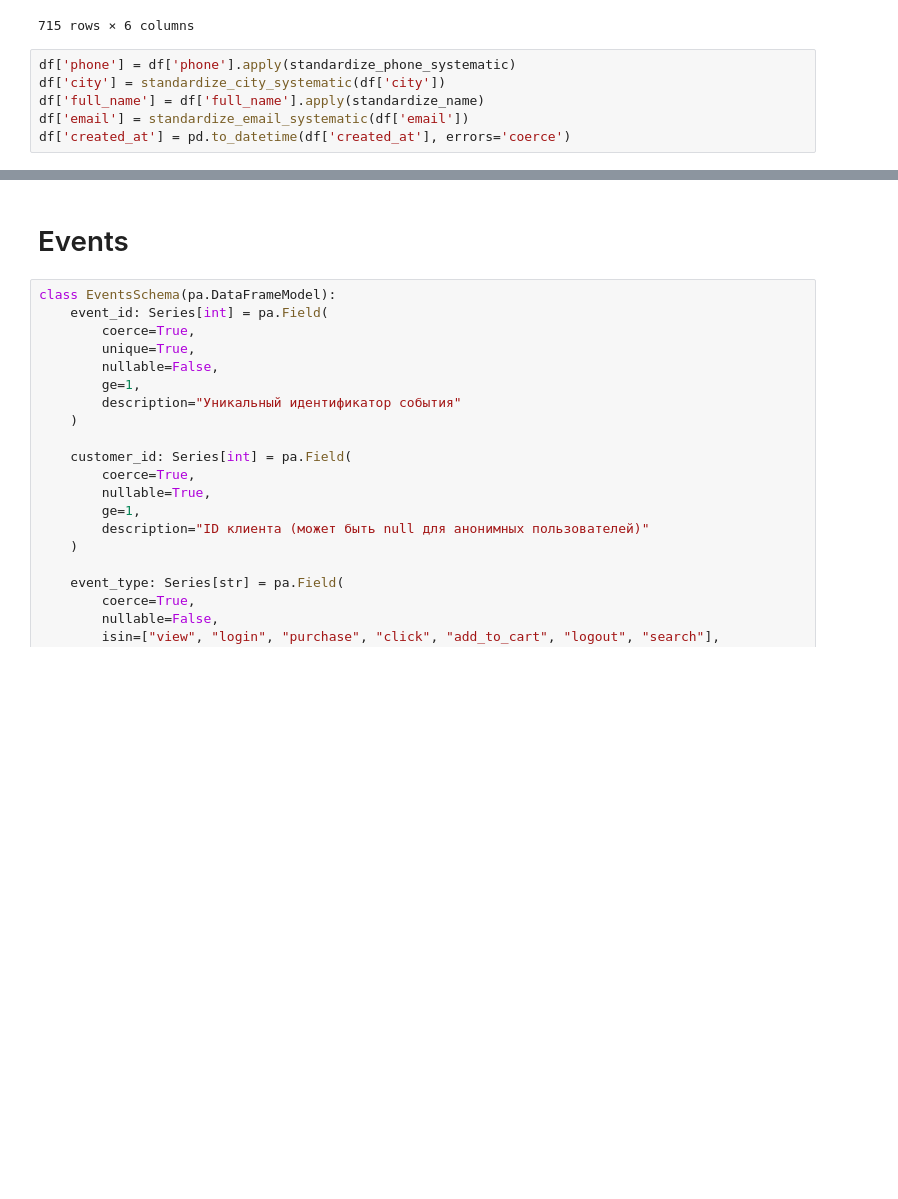
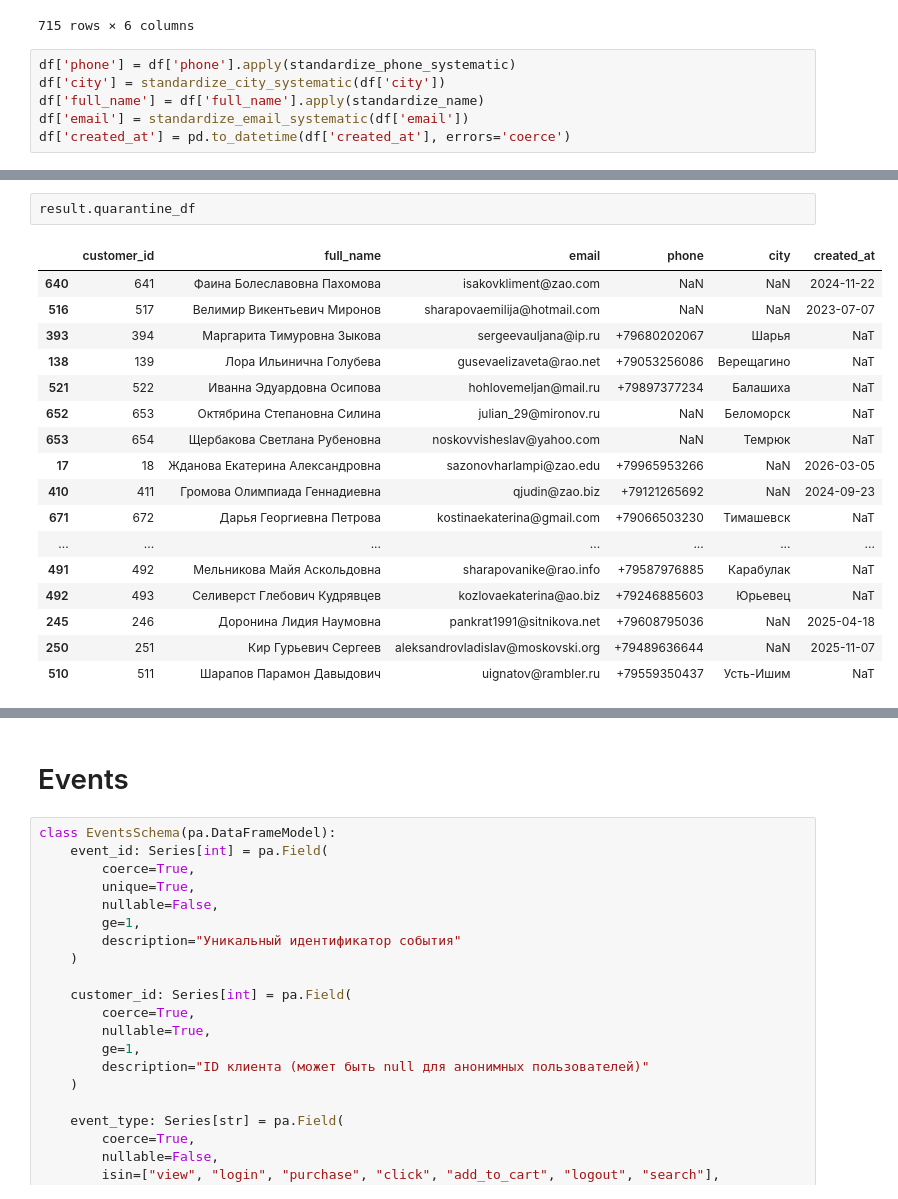
Before and after one commit to NuAsuka/dit-moscow-test-task, a Jupyter notebook: Block 3/src/mvp.ipynb, the cells around one changed output, grey strips where cells are left out. Saved outputs shown, nothing was run; the diff lists cells and outputs as text; blank space fills up the shorter version.

```diff
--- a/Block 3/src/mvp.ipynb
+++ b/Block 3/src/mvp.ipynb
@@ -242,0 +282,20 @@ result = validate_and_quarantine(df, CustomerSchema)
+# %%
+result.quarantine_df
+# %% [output]
+|  | customer_id | full_name | email | phone | city | created_at |
+| 640 | 641 | Фаина Болеславовна Пахомова | isakovkliment@zao.com | NaN | NaN | 2024-11-22 |
+| 516 | 517 | Велимир Викентьевич Миронов | sharapovaemilija@hotmail.com | NaN | NaN | 2023-07-07 |
+| 393 | 394 | Маргарита Тимуровна Зыкова | sergeevauljana@ip.ru | +79680202067 | Шарья | NaT |
+| 138 | 139 | Лора Ильинична Голубева | gusevaelizaveta@rao.net | +79053256086 | Верещагино | NaT |
+| 521 | 522 | Иванна Эдуардовна Осипова | hohlovemeljan@mail.ru | +79897377234 | Балашиха | NaT |
+| 652 | 653 | Октябрина Степановна Силина | julian_29@mironov.ru | NaN | Беломорск | NaT |
+| 653 | 654 | Щербакова Светлана Рубеновна | noskovvisheslav@yahoo.com | NaN | Темрюк | NaT |
+| 17 | 18 | Жданова Екатерина Александровна | sazonovharlampi@zao.edu | +79965953266 | NaN | 2026-03-05 |
+| 410 | 411 | Громова Олимпиада Геннадиевна | qjudin@zao.biz | +79121265692 | NaN | 2024-09-23 |
+| 671 | 672 | Дарья Георгиевна Петрова | kostinaekaterina@gmail.com | +79066503230 | Тимашевск | NaT |
+| ... | ... | ... | ... | ... | ... | ... |
+| 491 | 492 | Мельникова Майя Аскольдовна | sharapovanike@rao.info | +79587976885 | Карабулак | NaT |
+| 492 | 493 | Селиверст Глебович Кудрявцев | kozlovaekaterina@ao.biz | +79246885603 | Юрьевец | NaT |
+| 245 | 246 | Доронина Лидия Наумовна | pankrat1991@sitnikova.net | +79608795036 | NaN | 2025-04-18 |
+| 250 | 251 | Кир Гурьевич Сергеев | aleksandrovladislav@moskovski.org | +79489636644 | NaN | 2025-11-07 |
+| 510 | 511 | Шарапов Парамон Давыдович | uignatov@rambler.ru | +79559350437 | Усть-Ишим | NaT |
```
Also changed, not shown: parts of 8 cells of this notebook, 6 other files.
